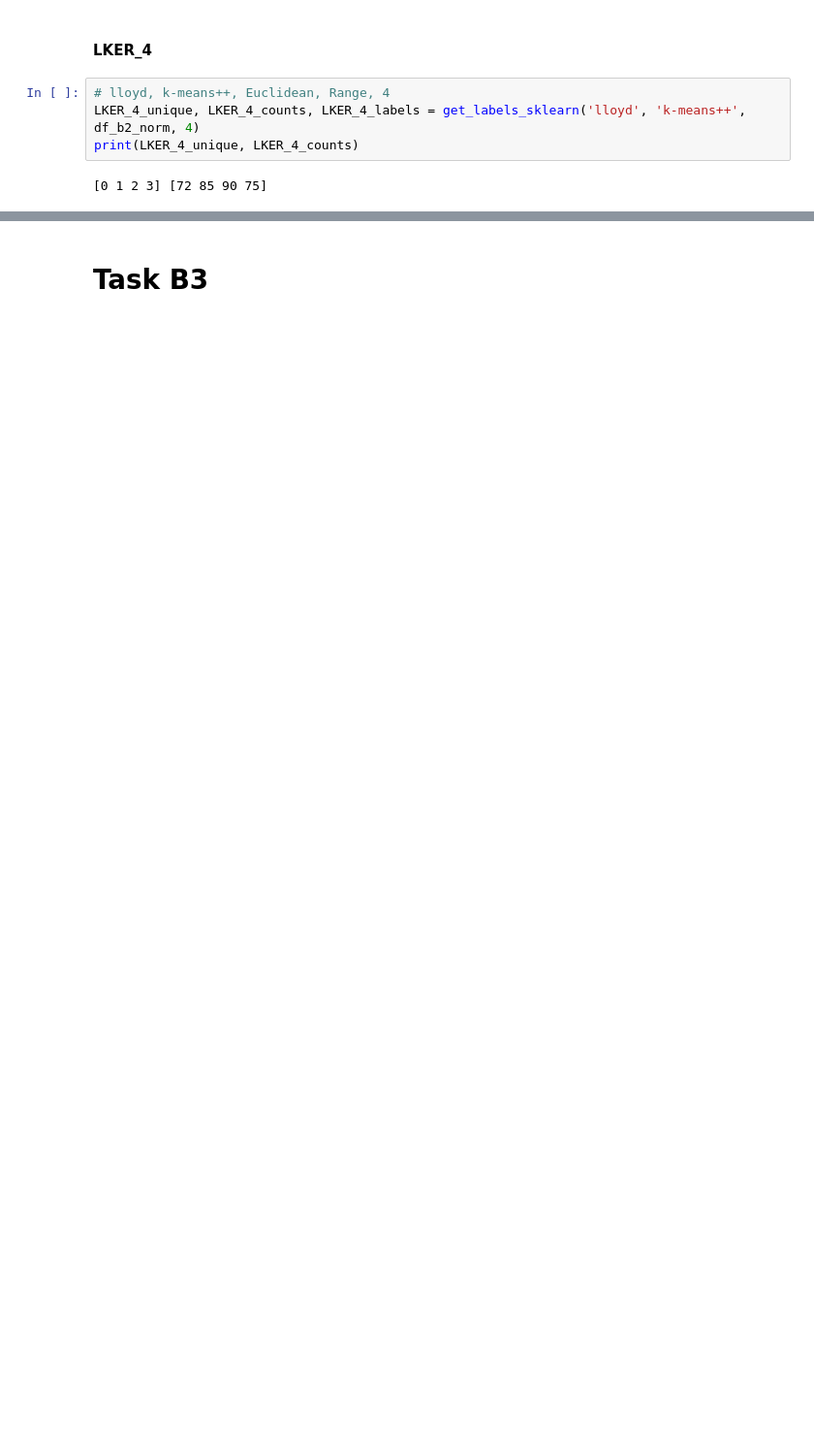
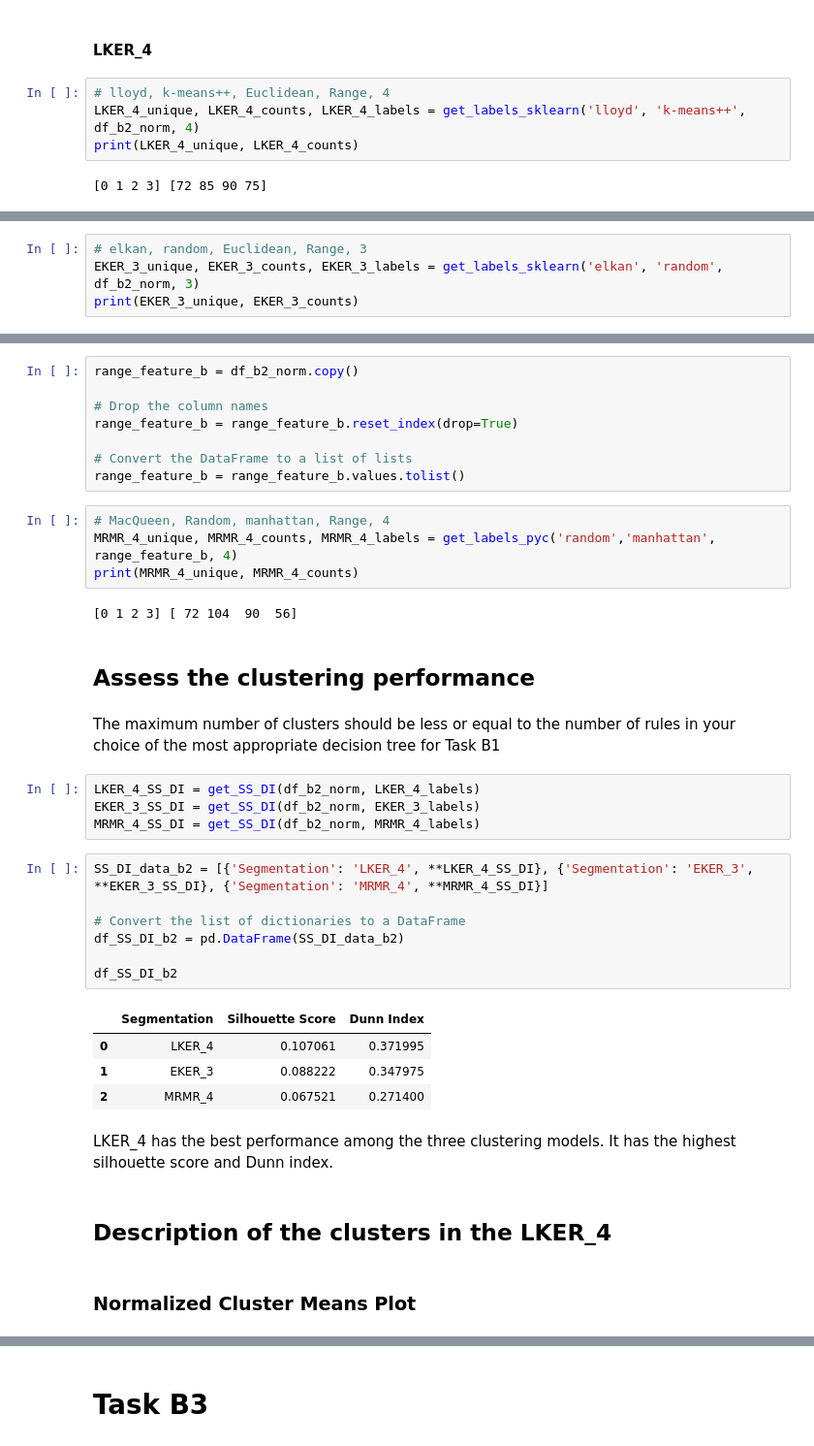
Before and after one commit to MSWinds/dm-group1-project, a Jupyter notebook: Final_Project.ipynb, the cells around one changed output, grey strips where cells are left out. Shown at 97% size. Cells and saved outputs as stored; diff of their text form; blank space fills up the shorter version.

Commit message:
update task B2

```diff
--- a/Final_Project.ipynb
+++ b/Final_Project.ipynb
@@ -3939,0 +3942,4 @@ print(LKER_4_unique, LKER_4_counts)
+# %%
+# elkan, random, Euclidean, Range, 3
+EKER_3_unique, EKER_3_counts, EKER_3_labels = get_labels_sklearn('elkan', 'random', df_b2_norm, 3)
+print(EKER_3_unique, EKER_3_counts)
@@ -3939,0 +3950,40 @@ print(LKER_4_unique, LKER_4_counts)
+# %%
+range_feature_b = df_b2_norm.copy()
+
+# Drop the column names
+range_feature_b = range_feature_b.reset_index(drop=True)
+
+# Convert the DataFrame to a list of lists
+range_feature_b = range_feature_b.values.tolist()
+# %%
+# MacQueen, Random, manhattan, Range, 4
+MRMR_4_unique, MRMR_4_counts, MRMR_4_labels = get_labels_pyc('random','manhattan', range_feature_b, 4)
+print(MRMR_4_unique, MRMR_4_counts)
+# %% [output]
+[0 1 2 3] [ 72 104  90  56]
+# %% [markdown]
+## Assess the clustering performance
+# %% [markdown]
+The maximum number of clusters should be less or equal to the number of rules in your choice of the most appropriate decision tree for Task B1
+# %%
+LKER_4_SS_DI = get_SS_DI(df_b2_norm, LKER_4_labels)
+EKER_3_SS_DI = get_SS_DI(df_b2_norm, EKER_3_labels)
+MRMR_4_SS_DI = get_SS_DI(df_b2_norm, MRMR_4_labels)
+# %%
+SS_DI_data_b2 = [{'Segmentation': 'LKER_4', **LKER_4_SS_DI}, {'Segmentation': 'EKER_3', **EKER_3_SS_DI}, {'Segmentation': 'MRMR_4', **MRMR_4_SS_DI}]
+
+# Convert the list of dictionaries to a DataFrame
+df_SS_DI_b2 = pd.DataFrame(SS_DI_data_b2)
+
+df_SS_DI_b2
+# %% [output]
+|  | Segmentation | Silhouette Score | Dunn Index |
+| 0 | LKER_4 | 0.107061 | 0.371995 |
+| 1 | EKER_3 | 0.088222 | 0.347975 |
+| 2 | MRMR_4 | 0.067521 | 0.271400 |
+# %% [markdown]
+LKER_4 has the best performance among the three clustering models. It has the highest silhouette score and Dunn index.
+# %% [markdown]
+## Description of the clusters in the LKER_4
+# %% [markdown]
+### Normalized Cluster Means Plot
```
Also changed, not shown: parts of 8 cells of this notebook.
